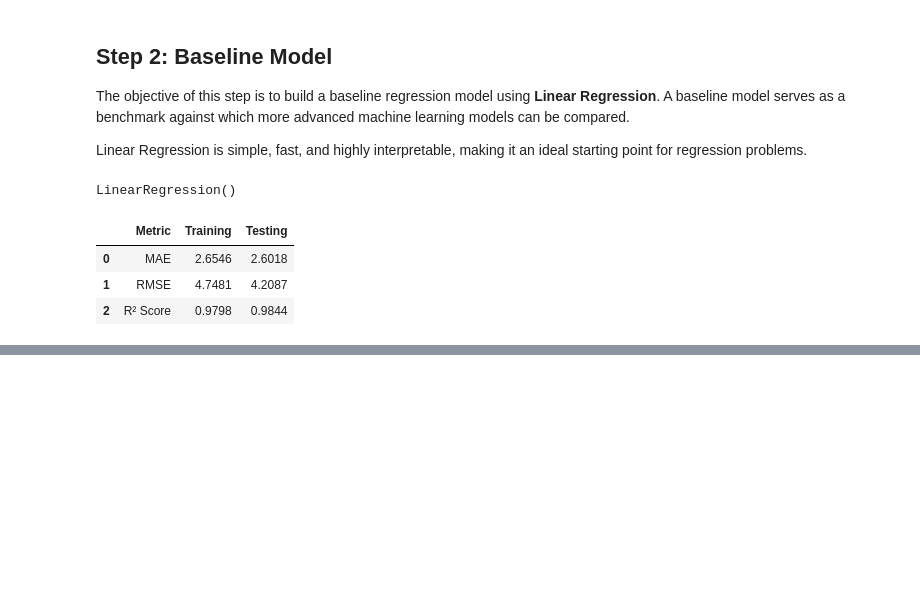
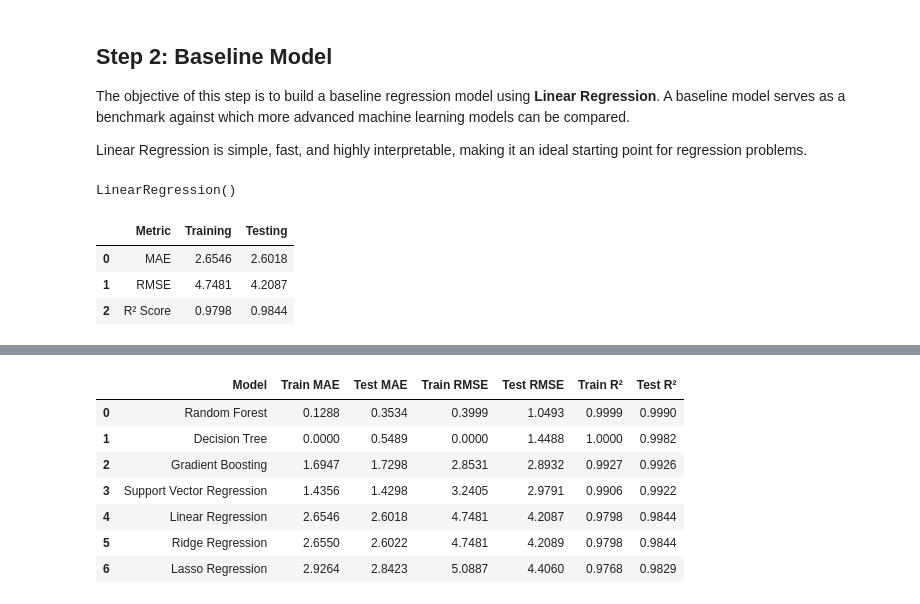
Before and after one commit to saichetanreddy07/Steel-Industry-Energy-Consumption, a Jupyter notebook: notebooks/Sprint_2.ipynb, the cells around one changed output, grey strips where cells are left out. Saved outputs shown, nothing was run; the diff lists cells and outputs as text; code cells hidden in the pictures; blank space fills up the shorter version.

```diff
--- a/notebooks/Sprint_2.ipynb
+++ b/notebooks/Sprint_2.ipynb
@@ -164,0 +235,17 @@ display(linear_regression_results)
+# %%
+# Ridge Regression
+ridge = Ridge()
+
+ridge.fit(X_train, y_train)
+
+ridge_train_pred = ridge.predict(X_train)
+ridge_test_pred = ridge.predict(X_test)
+# %%
+ridge_train_mae = mean_absolute_error(y_train, ridge_train_pred)
+ridge_test_mae = mean_absolute_error(y_test, ridge_test_pred)
+
+ridge_train_rmse = np.sqrt(mean_squared_error(y_train, ridge_train_pred))
+ridge_test_rmse = np.sqrt(mean_squared_error(y_test, ridge_test_pred))
+
+ridge_train_r2 = r2_score(y_train, ridge_train_pred)
+ridge_test_r2 = r2_score(y_test, ridge_test_pred)
@@ -164,0 +358,15 @@ display(linear_regression_results)
+# %%
+#Sort by Best Performing Model
+model_comparison.sort_values(
+    by="Test R²",
+    ascending=False
+).reset_index(drop=True)
+# %% [output]
+|  | Model | Train MAE | Test MAE | Train RMSE | Test RMSE | Train R² | Test R² |
+| 0 | Random Forest | 0.1288 | 0.3534 | 0.3999 | 1.0493 | 0.9999 | 0.9990 |
+| 1 | Decision Tree | 0.0000 | 0.5489 | 0.0000 | 1.4488 | 1.0000 | 0.9982 |
+| 2 | Gradient Boosting | 1.6947 | 1.7298 | 2.8531 | 2.8932 | 0.9927 | 0.9926 |
+| 3 | Support Vector Regression | 1.4356 | 1.4298 | 3.2405 | 2.9791 | 0.9906 | 0.9922 |
+| 4 | Linear Regression | 2.6546 | 2.6018 | 4.7481 | 4.2087 | 0.9798 | 0.9844 |
+| 5 | Ridge Regression | 2.6550 | 2.6022 | 4.7481 | 4.2089 | 0.9798 | 0.9844 |
+| 6 | Lasso Regression | 2.9264 | 2.8423 | 5.0887 | 4.4060 | 0.9768 | 0.9829 |
```
Also changed, not shown: parts of 20 cells of this notebook.
